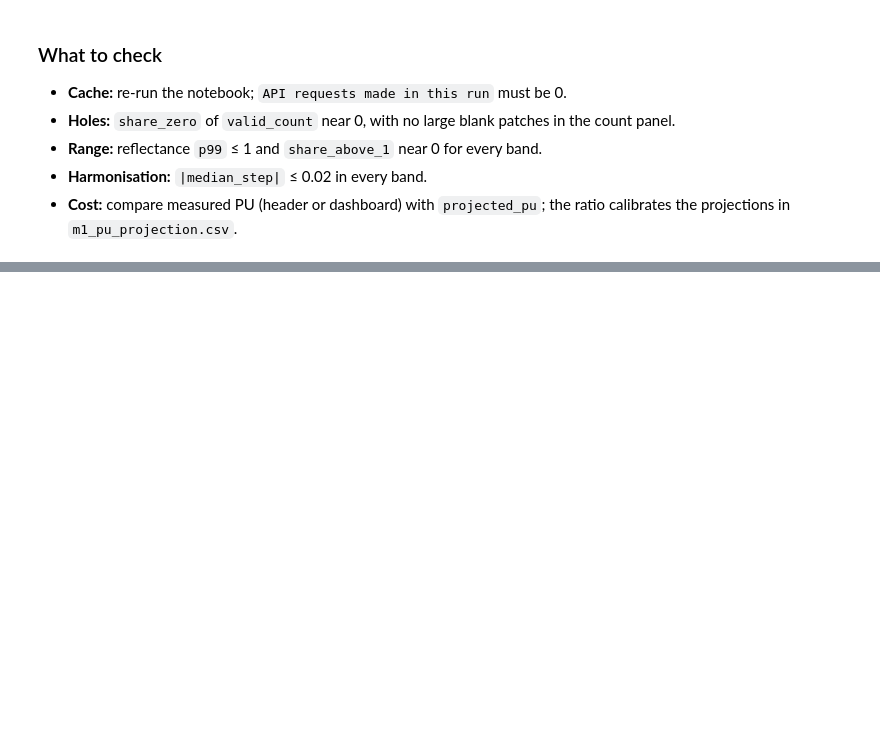
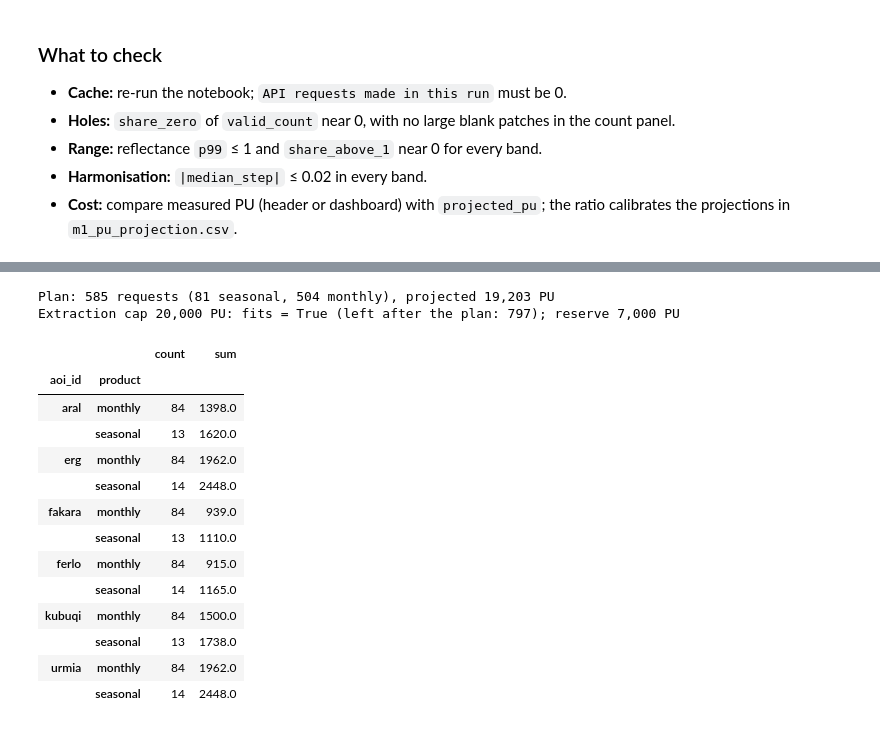
Before and after one commit to ckrvtz/cs482proj, a Jupyter notebook: notebooks/02_ingestion.ipynb, the cells around one changed output, grey strips where cells are left out. Saved outputs shown, nothing was run; the diff lists cells and outputs as text; code cells hidden in the pictures; blank space fills up the shorter version.

```diff
--- a/notebooks/02_ingestion.ipynb
+++ b/notebooks/02_ingestion.ipynb
@@ -329,0 +332,39 @@ Harmonisation check passed: True
+# %%
+pilot_cost = pd.read_csv(RESULTS / "m1_pilot_cost.csv").set_index("request")
+unfiltered = [r for r in pilot_cost.index if r.startswith("composite") and "low-cloud" not in r]
+calib = pilot_cost.loc[unfiltered, "reported_pu"].sum() / pilot_cost.loc[unfiltered, "projected_pu"].sum()
+lc_test = pd.read_csv(RESULTS / "m1_lowcloud_test.csv").iloc[0]
+lc_adjust = lc_test["measured_cost_ratio"] / lc_test["low_cloud_share_of_dates"]
+av = avail.groupby("aoi_id")[["n_dates", "n_usable_dates"]].mean()
+plan = build_plan(
+    list(aois.values()), ext, study, snap,
+    av["n_dates"].to_dict(), (av["n_usable_dates"] / av["n_dates"]).to_dict(),
+    calib=calib, lc_adjust=lc_adjust, offsets=offsets,
+)
+plan.assign(bands=plan["bands"].map(" ".join), window_utm=plan["window_utm"].map(str)).to_csv(
+    RESULTS / "m1_extraction_plan.csv", index=False)
+usage_rows = read_usage_log(get_path(cfg, "api_usage_log"))
+total_projected = plan["projected_pu"].sum()
+fits, left = check_cap(usage_rows, "extraction", total_projected, cfg["quota"]["pu_caps"])
+print(f"Plan: {len(plan)} requests ({(plan['product'] == 'seasonal').sum()} seasonal, "
+      f"{(plan['product'] == 'monthly').sum()} monthly), projected {total_projected:,.0f} PU")
+print(f"Extraction cap {cfg['quota']['pu_caps']['extraction']:,} PU: fits = {fits} "
+      f"(left after the plan: {left:,.0f}); reserve {cfg['quota']['pu_caps']['reserve']:,} PU")
+plan.groupby(["aoi_id", "product"])["projected_pu"].agg(["count", "sum"]).round(0)
+# %% [output]
+Plan: 585 requests (81 seasonal, 504 monthly), projected 19,203 PU
+Extraction cap 20,000 PU: fits = True (left after the plan: 797); reserve 7,000 PU
+|  |  | count | sum |
+| aoi_id | product |  |  |
+| aral | monthly | 84 | 1398.0 |
+|  | seasonal | 13 | 1620.0 |
+| erg | monthly | 84 | 1962.0 |
+|  | seasonal | 14 | 2448.0 |
+| fakara | monthly | 84 | 939.0 |
+|  | seasonal | 13 | 1110.0 |
+| ferlo | monthly | 84 | 915.0 |
+|  | seasonal | 14 | 1165.0 |
+| kubuqi | monthly | 84 | 1500.0 |
+|  | seasonal | 13 | 1738.0 |
+| urmia | monthly | 84 | 1962.0 |
+|  | seasonal | 14 | 2448.0 |
```
Also changed, not shown: parts of 17 cells of this notebook, 7 other files.
